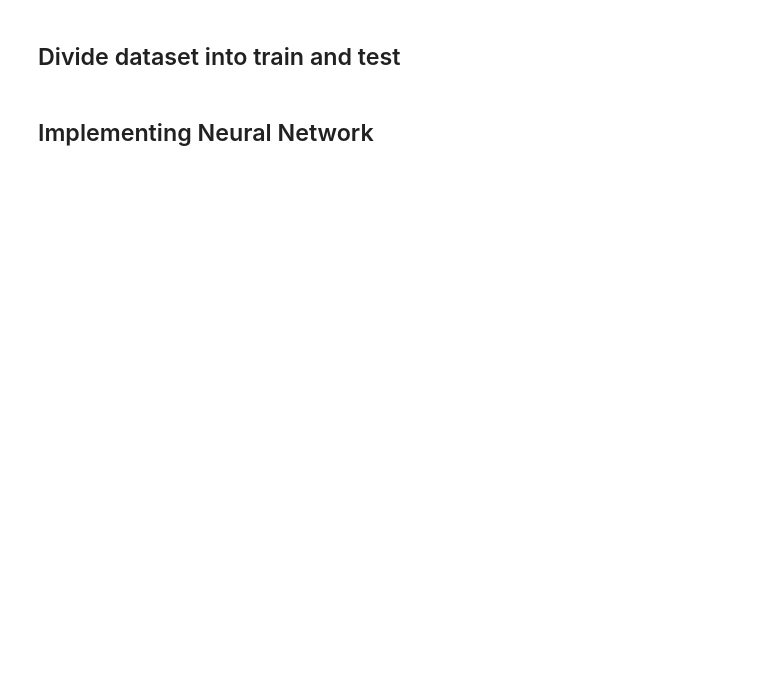
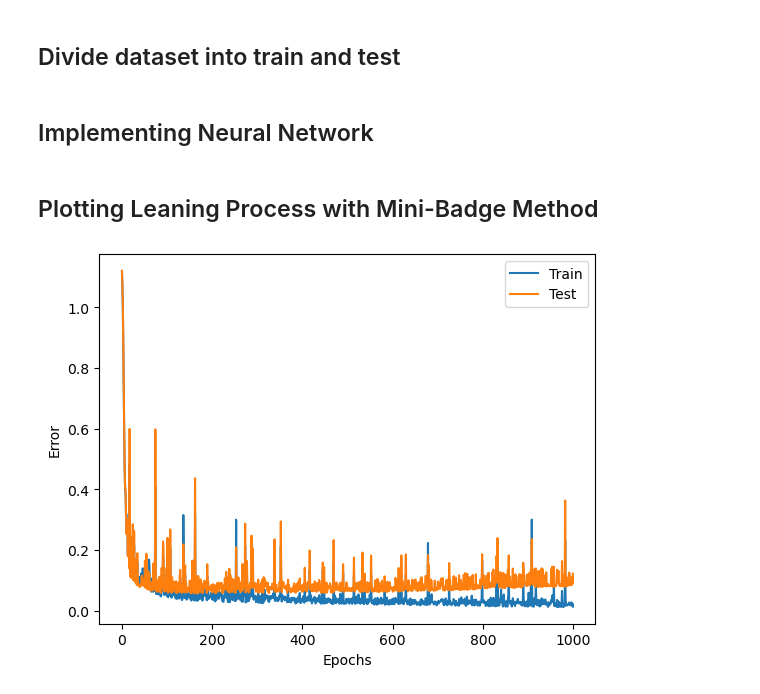
Before and after one commit to Ryos-K/ai-practice, a Jupyter notebook: classify_iris.ipynb, the cells around one changed output. Drawn from its saved outputs; the diff is of its cells as text; code cells hidden in the pictures; blank space fills up the shorter version.

Commit message:
feat: Plot error NN have outputed

```diff
--- a/classify_iris.ipynb
+++ b/classify_iris.ipynb
@@ -14,21 +14,21 @@ iris = datasets.load_iris()
 # %% [markdown]
 ## Standardizing input data
 # %%
-def standardize(data: np.ndarray) -> np.ndarray:
+def standardized(data: np.ndarray) -> np.ndarray:
     avg = np.average(data)
     std = np.std(data, axis=0)
     return (data - avg) / std
 
 
-input_data = standardize(iris.data)
+input_data = standardized(iris.data)
 # %% [markdown]
 ## Converting target data to one-hot format
 # %%
-def convert_onehot(data: np.ndarray) -> np.ndarray:
+def to_onehot_format(data: np.ndarray) -> np.ndarray:
     size = len(data)
     formatted = np.zeros((size, 3))
     for i in range(size):
         formatted[i, data[i]] = 1.0
     return formatted
 
-target_data = convert_onehot(iris.target)
+target_data = to_onehot_format(iris.target)
@@ -61,9 +43,9 @@ target_test = target_data[1::2]
 ## Implementing Neural Network
 # %%
 class BaseLayer:
-    def __init__(self, n_x: int, n_y: int) -> None:
-        self.w = np.random.randn(n_x, n_y)
-        self.b = np.random.randn(n_y)
+    def __init__(self, n_x: int, n_y: int, w_max = 0.1, b_max = 0.1) -> None:
+        self.w = np.random.randn(n_x, n_y) * w_max
+        self.b = np.random.randn(n_y) * b_max
 
     def update(self, eta: float) -> None:
         self.w -= eta * self.grad_w
@@ -117,3 +99,56 @@ class NeuralNetwork:
 
     def get_error(self, t: np.ndarray, batch_size: int):
         return -np.sum(t * np.log(self.output_layer.y + 1e-7)) / batch_size
+# %% [markdown]
+## Plotting Leaning Process with Mini-Badge Method
+# %%
+eta = 0.01
+epoch = 1000
+batch_size = 8
+interval = 100
+
+nn = NeuralNetwork(
+    n_i=4,
+    n_m=25,
+    n_o=3
+)
+
+train_error_x = []
+train_error_y = []
+test_error_x = []
+test_error_y = []
+
+n_batch = len(input_train) // batch_size
+for i in range(epoch):
+    nn.forward(input_train)
+    train_error_x.append(i)
+    train_error_y.append(nn.get_error(target_train, len(input_train)))
+    nn.forward(input_test)
+    test_error_x.append(i)
+    test_error_y.append(nn.get_error(target_test, len(input_test)))
+
+    index_random = np.arange(len(input_train))
+    np.random.shuffle(index_random)
+    for j in range(n_batch):
+        mb_index = index_random[j*batch_size : (j+1)*batch_size]
+        x = input_train[mb_index, :]
+        t = target_train[mb_index, :]
+        nn.forward(x)
+        nn.backward(t)
+        nn.update(eta)
+
+nn.forward(input_train)
+train_error_x.append(i)
+train_error_y.append(nn.get_error(target_train, len(input_train)))
+nn.forward(input_test)
+test_error_x.append(i)
+test_error_y.append(nn.get_error(target_test, len(input_test)))
+
+plt.plot(train_error_x, train_error_y, label="Train")
+plt.plot(test_error_x, test_error_y, label="Test")
+plt.xlabel("Epochs")
+plt.ylabel("Error")
+plt.legend()
+plt.show()
+# %% [output]
+[figure, added]
```
Also changed, not shown: parts of 1 cell of this notebook.
